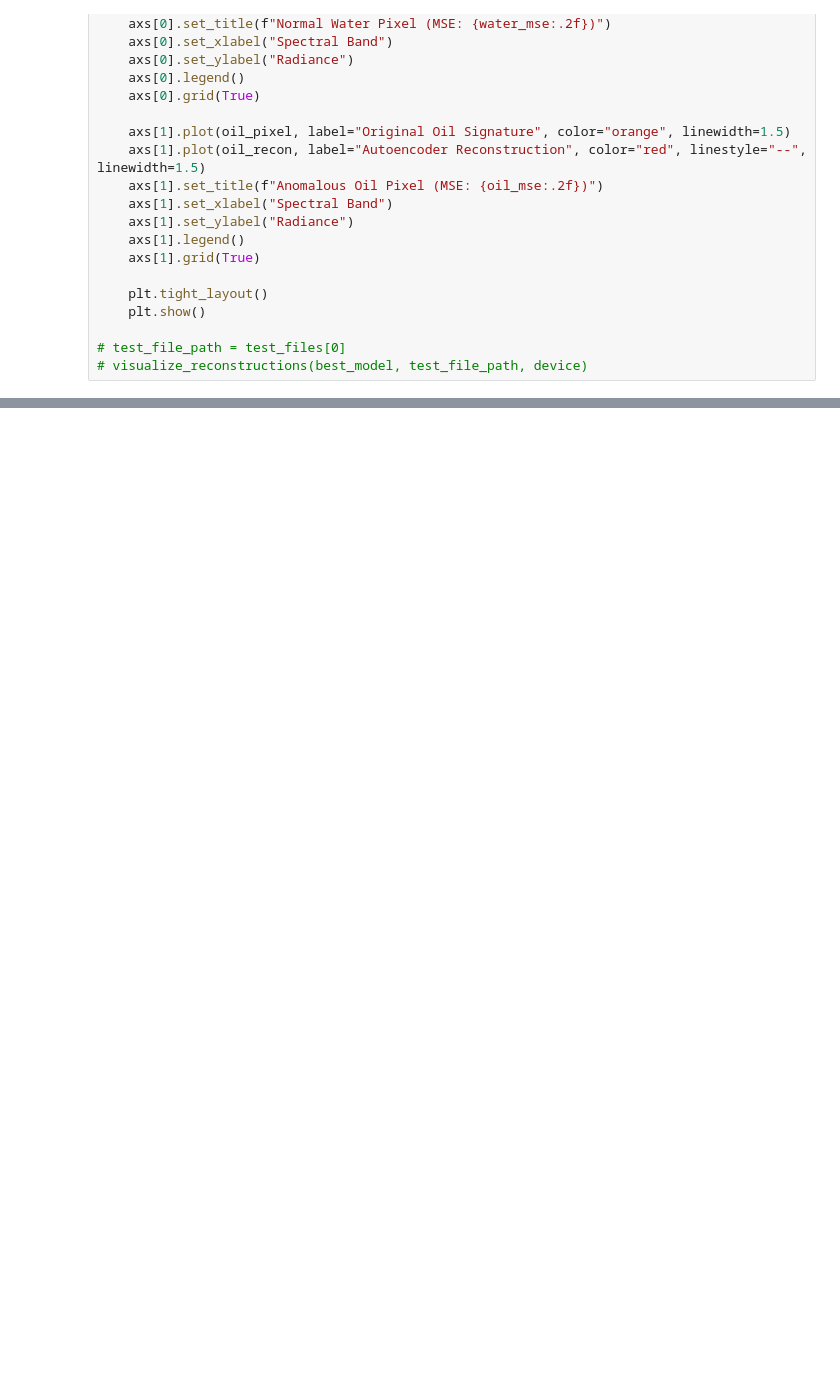
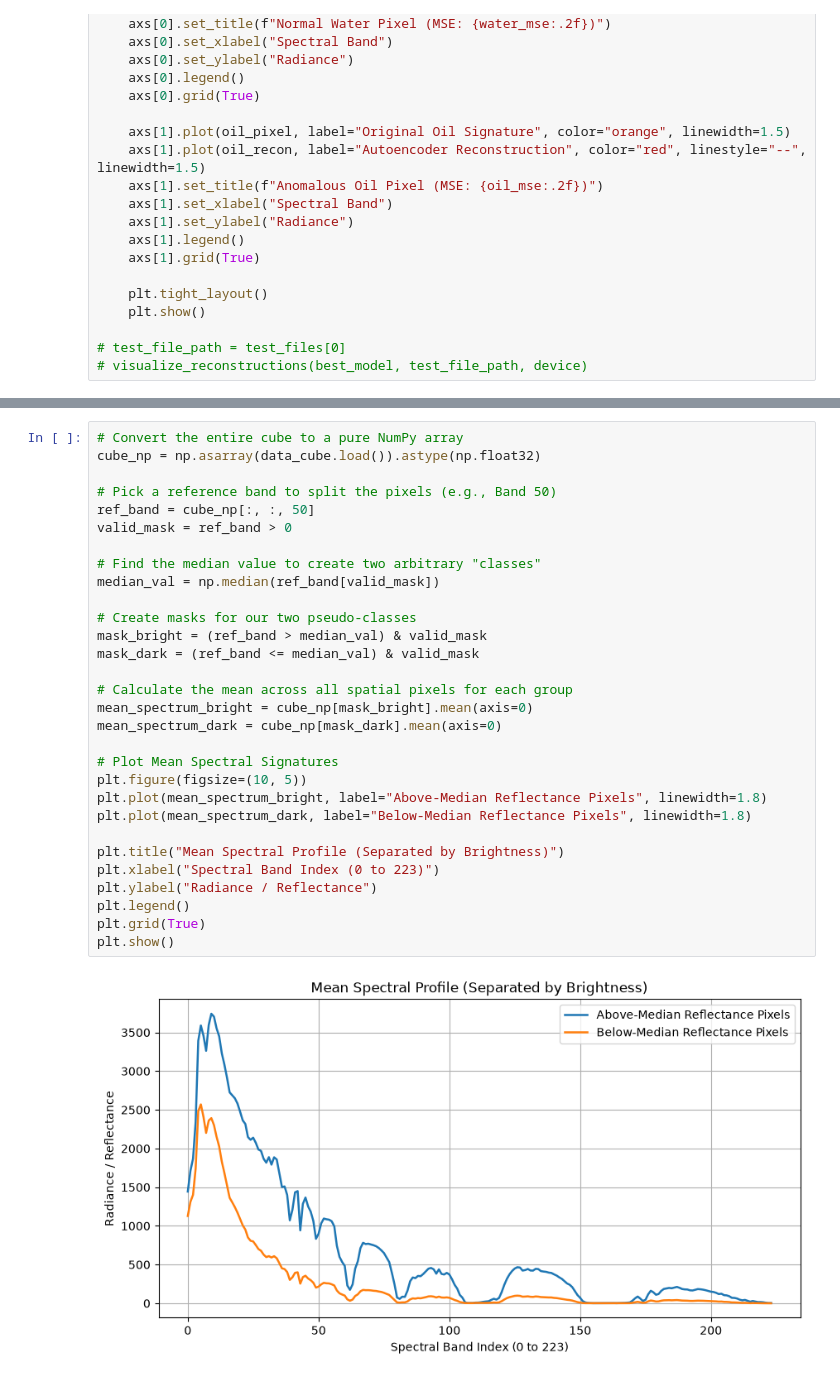
Before and after one commit to wang-yuancheng/mini-projects, a Jupyter notebook: oil-spill-detection/train.ipynb, the cells around one changed output, grey strips where cells are left out. Drawn from its saved outputs; the diff is of its cells as text; blank space fills up the shorter version.

```diff
--- a/oil-spill-detection/train.ipynb
+++ b/oil-spill-detection/train.ipynb
@@ -365,0 +494,32 @@ def visualize_reconstructions(model, file_path, device):
+# %%
+# Convert the entire cube to a pure NumPy array
+cube_np = np.asarray(data_cube.load()).astype(np.float32)
+
+# Pick a reference band to split the pixels (e.g., Band 50)
+ref_band = cube_np[:, :, 50]
+valid_mask = ref_band > 0
+
+# Find the median value to create two arbitrary "classes"
+median_val = np.median(ref_band[valid_mask])
+
+# Create masks for our two pseudo-classes
+mask_bright = (ref_band > median_val) & valid_mask
+mask_dark = (ref_band <= median_val) & valid_mask
+
+# Calculate the mean across all spatial pixels for each group
+mean_spectrum_bright = cube_np[mask_bright].mean(axis=0)
+mean_spectrum_dark = cube_np[mask_dark].mean(axis=0)
+
+# Plot Mean Spectral Signatures
+plt.figure(figsize=(10, 5))
+plt.plot(mean_spectrum_bright, label="Above-Median Reflectance Pixels", linewidth=1.8)
+plt.plot(mean_spectrum_dark, label="Below-Median Reflectance Pixels", linewidth=1.8)
+
+plt.title("Mean Spectral Profile (Separated by Brightness)")
+plt.xlabel("Spectral Band Index (0 to 223)")
+plt.ylabel("Radiance / Reflectance")
+plt.legend()
+plt.grid(True)
+plt.show()
+# %% [output]
+[figure, added]
```
Also changed, not shown: parts of 8 cells of this notebook.
